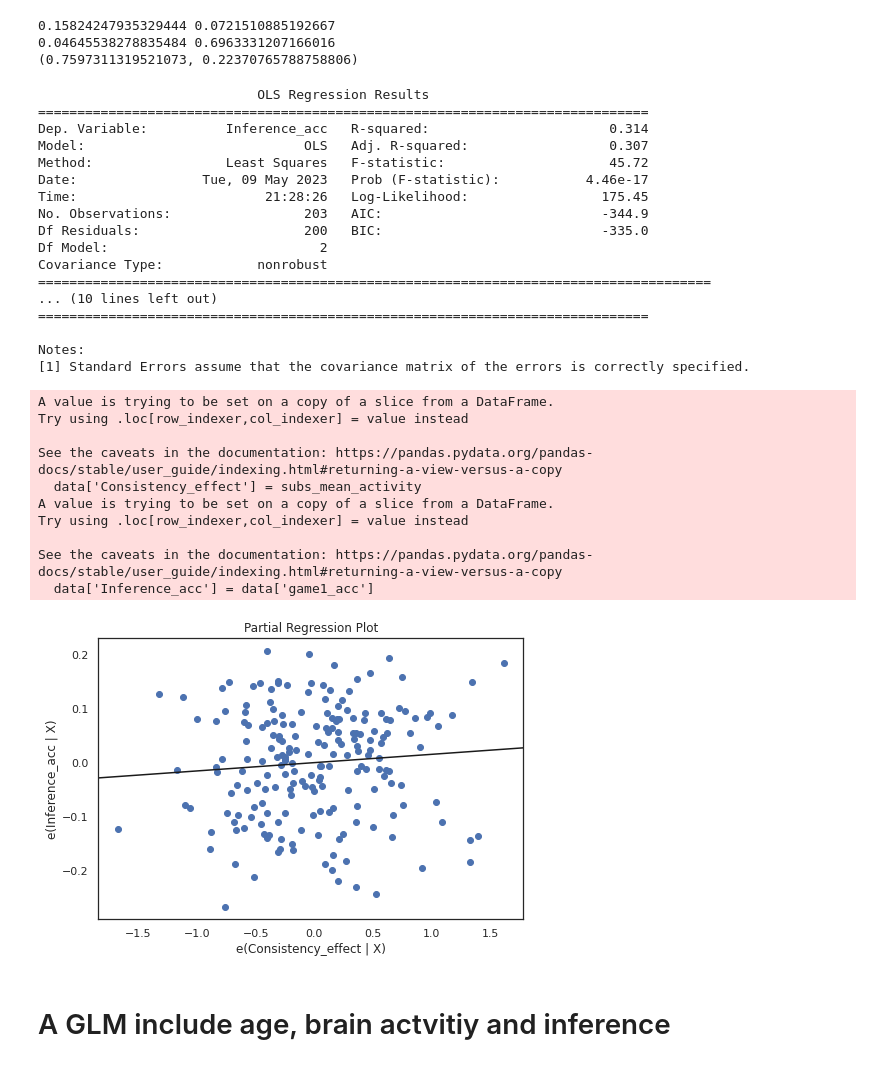
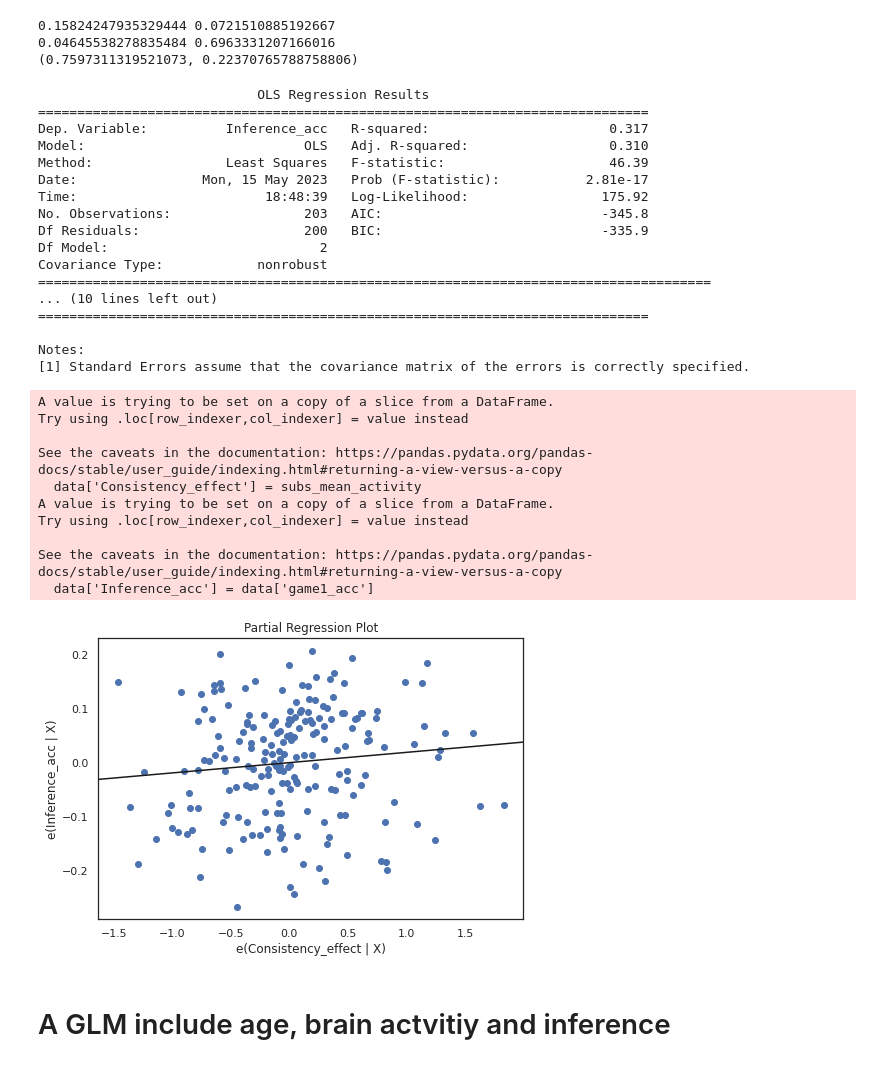
Before and after one commit to YukunQu/DCM, a Jupyter notebook: analysis/mri/roi/roi_analysis.ipynb, the cells around one changed output. Cells and saved outputs as stored; diff of their text form; code cells hidden in the pictures.

Commit message:
drop_stalemate1.0

```diff
--- a/analysis/mri/roi/roi_analysis.ipynb
+++ b/analysis/mri/roi/roi_analysis.ipynb
@@ -127,7 +127,7 @@ participants_data =  participants_data.query("(game1_fmri>=0.5)")
 subjects_id = participants_data['Participant_ID'].to_list()
 
 # set camp
-cmap_template = r'/mnt/workdir/DCM/BIDS/derivatives/Nilearn/game1/grid_rsa_corr_trials/Setall/6fold/{}/rsa/rsa_ztransf_img_coarse_6fold.nii.gz'
+cmap_template = r'/mnt/workdir/DCM/BIDS/derivatives/Nilearn/game1/cv_test_hexagon_spct/Setall/6fold/{}/zmap/alignPhi_zmap.nii.gz'
 
 # .gz'
 # roi = image.load_img(r'/mnt/workdir/DCM/Docs/Mask/hippocampus/rHC_MNI152NL.nii.gz')
@@ -139,8 +139,8 @@ cmap_template = r'/mnt/workdir/DCM/BIDS/derivatives/Nilearn/game1/grid_rsa_corr_
 # roi2 = image.load_img(r'/mnt/data/DCM/tmp/aparc/mask/rh.isthmuscingulate.nii.gz')
 # roi = image.math_img('np.logical_or(img1,img2)', img1=roi1, img2=roi2)
 #roi = image.load_img(r'/mnt/data/DCM/result_backup/2023.3.24/Nilearn_smodel/game1/hexagon_spct/EC_thr3.1.nii.gz')
-roi  = image.load_img(r'/mnt/workdir/DCM/Docs/Mask/EC/juelich_EC_MNI152NL_prob.nii.gz')
-roi = image.binarize_img(roi,10)
+roi  = image.load_img(r'/mnt/workdir/DCM/Docs/Mask/EC/juelich_EC_MNI152NL_prob_L.nii.gz')
+roi = image.binarize_img(roi,80)
 
 # get activity in ROI
 subs_cmap_list = [cmap_template.format(sub_id) for sub_id in subjects_id]
@@ -148,13 +148,13 @@ subs_mean_activity = np.mean(masking.apply_mask(subs_cmap_list, roi),axis=1)
 # %%
 participants_data['beh_diff'] = participants_data['game2_test_acc'] - participants_data['game1_acc']
 # get covariate
-covary_variable = participants_data['Age'].to_list()
+covary_variable = participants_data['game1_acc'].to_list()
 #plot figure
 fig, ax = plt.subplots(figsize=(12,10))
 color = sns.color_palette("Paired")
 #plt.scatter(covary_variable, subs_mean_activity,color=color[5], s=40,alpha=0.4)
 sns.regplot(x=covary_variable, y=subs_mean_activity,color=color[5],order=2,scatter=False)
-ax.set_xlabel('Age', fontsize=30)
+ax.set_xlabel('Acc', fontsize=30)
 ax.set_ylabel('Z statistic', fontsize=30)
 
 # Remove top and right spines
@@ -329,13 +329,14 @@ data =  participants_data.query("game1_fmri>=0.5")
 subjects_id = data['Participant_ID'].to_list()
 
 # set camp
-cmap_template = r'/mnt/workdir/DCM/BIDS/derivatives/Nilearn/game1/cv_test_align_spct_drop_dogfall/Setall/6fold/{}/zmap/m2_alignPhi_even_zmap.nii.gz'
+cmap_template = r'/mnt/workdir/DCM/BIDS/derivatives/Nilearn/game1/cv_test_hexagon_spct/Setall/6fold/{}/zmap/alignPhi_even_zmap.nii.gz'
+
 
 # set roi
 #roi = image.load_img(r'/mnt/data/DCM/tmp/aparc/mask/rh.parsorbitalis.nii.gz')
-#roi = image.load_img(r'/mnt/workdir/DCM/Docs/Mask/EC/juelich_EC_MNI152NL_prob_L.nii.gz')
-#roi = image.binarize_img(roi,10)
-#roi = image.load_img(r'/mnt/data/DCM/result_backup/2023.3.24/Nilearn_smodel/game1/cv_train_hexagon_spct/EC_thr3.1.nii.gz')
+roi = image.load_img(r'/mnt/workdir/DCM/Docs/Mask/EC/juelich_EC_MNI152NL_prob.nii.gz')
+roi = image.binarize_img(roi,30)
+#roi = image.load_img(r'/mnt/data/DCM/result_backup/2023.3.24/Nilearn_smodel/game1/hexagon_spct/EC_thr3.1.nii.gz')
 # extract mean activity
 subs_cmap_list = [cmap_template.format(sub_id) for sub_id in subjects_id]
 subs_mean_activity = np.mean(masking.apply_mask(subs_cmap_list, roi),axis=1)
@@ -353,41 +354,41 @@ fig.show()
 
 X = data[['Consistency_effect','Age']]
 Y = data['Inference_acc']
 
 X = sm.add_constant(X)
 model = sm.OLS(Y, X).fit()
 predictions = model.predict(X)
 model_summary = model.summary()
 print(model_summary)
 # %% [output]
                             OLS Regression Results
 ==============================================================================
-Dep. Variable:          Inference_acc   R-squared:                       0.314
-Model:                            OLS   Adj. R-squared:                  0.307
-Method:                 Least Squares   F-statistic:                     45.72
-Date:                Tue, 09 May 2023   Prob (F-statistic):           4.46e-17
-Time:                        21:28:26   Log-Likelihood:                 175.45
-No. Observations:                 203   AIC:                            -344.9
-Df Residuals:                     200   BIC:                            -335.0
+Dep. Variable:          Inference_acc   R-squared:                       0.317
+Model:                            OLS   Adj. R-squared:                  0.310
+Method:                 Least Squares   F-statistic:                     46.39
+Date:                Mon, 15 May 2023   Prob (F-statistic):           2.81e-17
+Time:                        18:48:39   Log-Likelihood:                 175.92
+No. Observations:                 203   AIC:                            -345.8
+Df Residuals:                     200   BIC:                            -335.9
 Df Model:                           2
 Covariance Type:            nonrobust
 ======================================================================================
 ... (10 lines left out)
 ==============================================================================
 
 Notes:
 [1] Standard Errors assume that the covariance matrix of the errors is correctly specified.
 A value is trying to be set on a copy of a slice from a DataFrame.
 Try using .loc[row_indexer,col_indexer] = value instead
 
 See the caveats in the documentation: https://pandas.pydata.org/pandas-docs/stable/user_guide/indexing.html#returning-a-view-versus-a-copy
   data['Consistency_effect'] = subs_mean_activity
 A value is trying to be set on a copy of a slice from a DataFrame.
 Try using .loc[row_indexer,col_indexer] = value instead
 
 See the caveats in the documentation: https://pandas.pydata.org/pandas-docs/stable/user_guide/indexing.html#returning-a-view-versus-a-copy
   data['Inference_acc'] = data['game1_acc']
-[figure, old version]
+[figure, new version]
 # %% [markdown]
 # A GLM include age, brain actvitiy and inference
 # %%
```
Also changed, not shown: parts of 1 cell of this notebook, 23 other files.
